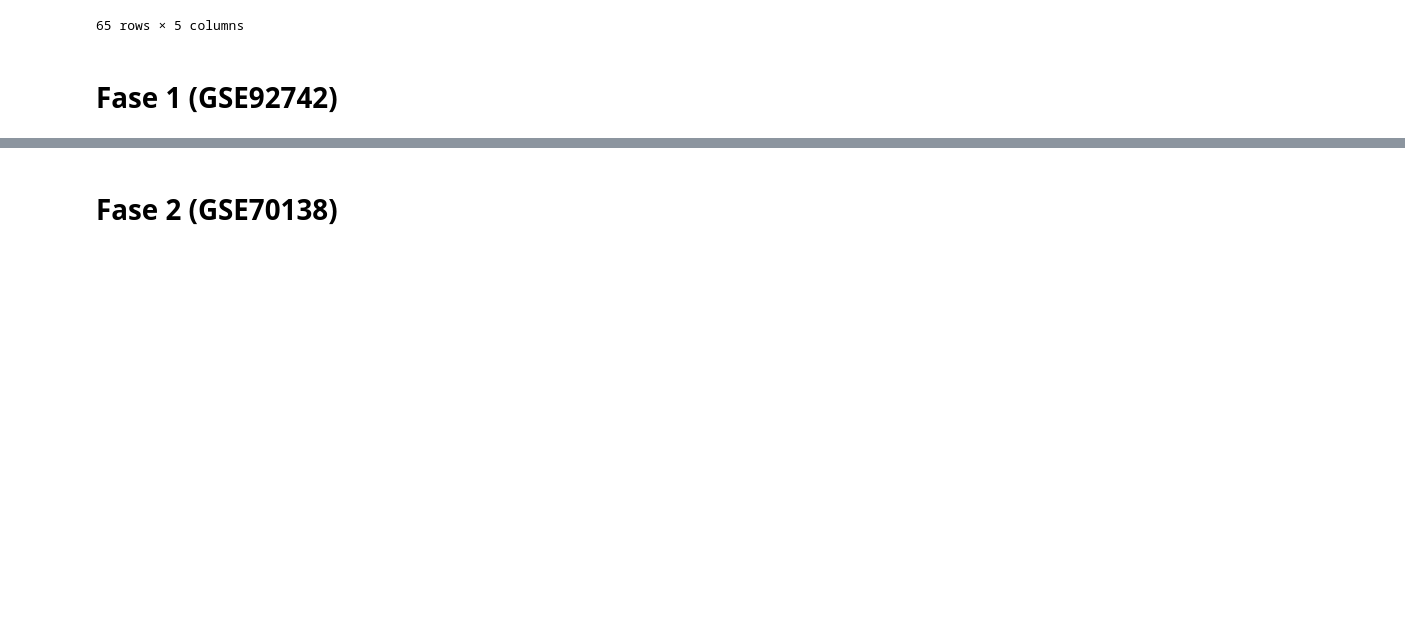
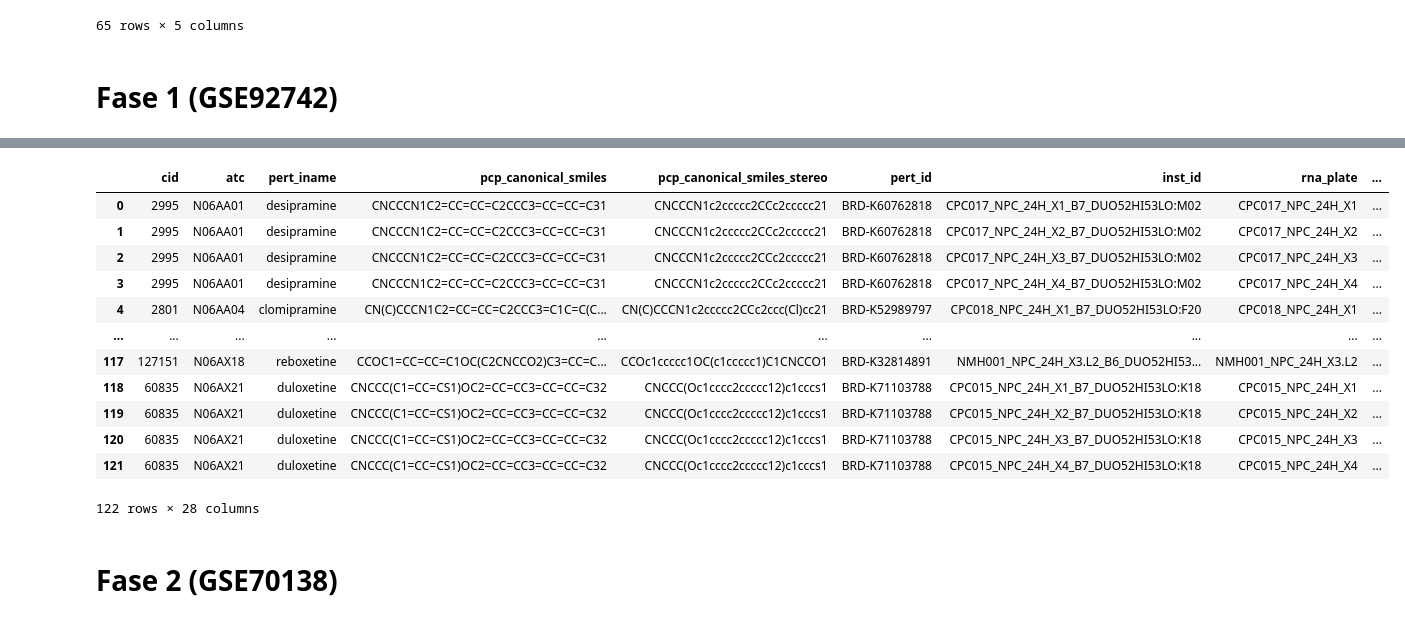
Before and after one commit to ximena-fdz/Antidepresivos-y-redes-complejas, a Jupyter notebook: Scripts:/ProcessingScripts:/LINCS_ad_info.ipynb, the cells around one changed output, grey strips where cells are left out. Drawn from its saved outputs; the diff is of its cells as text; code cells hidden in the pictures; blank space fills up the shorter version.

```diff
--- a/Scripts:/ProcessingScripts:/LINCS_ad_info.ipynb
+++ b/Scripts:/ProcessingScripts:/LINCS_ad_info.ipynb
@@ -92,6 +92,30 @@ def add_LINCS_info(antidepressants, pert_info, inst_info, cell_info):
     antidepressants = pd.merge(antidepressants, cell_info, on="cell_id")
 
     return antidepressants
+# %%
+# Definir una función para filtrar los experimentos asociados a la línea celular de elección, con el valor máximo por dosis y tiempo de exposición
+
+def filter_cell_id(antidepressants, cell_id):
+
+    # Filtrar por línea celular
+    filter_per_cell_id = antidepressants[antidepressants['cell_id'] == cell_id]
+
+    # Encontrar el valor mayor en la columna de dosis del df por perturbación específica por antidepresivo
+    max_pert_dose = filter_per_cell_id.groupby('pert_id')['pert_dose'].transform('max')
+
+    # Filtrar de acuerdo a la max_pert_dose
+    filter_per_max_dose = filter_per_cell_id[filter_per_cell_id['pert_dose'] == max_pert_dose]
+
+    # Encontrar el valor mayor en la columna de tiempo de exposición del df por perturbación específica por antidepresivo
+    max_pert_time = filter_per_max_dose.groupby('pert_id')['pert_time'].transform('max')
+
+    # Filtrar de acuerdo al max_pert_time
+    filter_per_max_time = filter_per_max_dose[filter_per_max_dose['pert_time'] == max_pert_time]
+
+    # Resetear los índices antes de devolver el resultado final
+    filter_per_max_time.reset_index(drop=True, inplace=True)
+
+    return filter_per_max_time
 # %% [markdown]
 # Fase 1 (GSE92742)
 # %%
@@ -124,6 +148,30 @@ antidepressants_1.to_csv("LINCS_ad_phase1.tsv", sep="\t", index=False)
 | 4659 | 127151 | N06AX18 | reboxetine | CCOC1=CC=CC=C1OC(C2CNCCO2)C3=CC=C... | CCOc1ccccc1OC(c1ccccc1)C1CNCCO1 | BRD-K32814891 | NMH001_FIBRNPC_24H_X3_B6_DUO52HI5... | NMH001_FIBRNPC_24H_X3 | ... |
 | 4660 | 127151 | N06AX18 | reboxetine | CCOC1=CC=CC=C1OC(C2CNCCO2)C3=CC=C... | CCOc1ccccc1OC(c1ccccc1)C1CNCCO1 | BRD-K32814891 | NMH001_FIBRNPC_6H_X2.L2_B6_DUO52H... | NMH001_FIBRNPC_6H_X2.L2 | ... |
 4661 rows × 28 columns
+# %%
+# Emplear la función definida para crear un df con los datos de la fase 1
+
+antidepressants_1_NPC = filter_cell_id(antidepressants_1, 'NPC')
+
+display(antidepressants_1_NPC)
+
+# Guardar el archivo con los datos de la fase 1
+
+antidepressants_1_NPC.to_csv("LINCS_ad_phase1_NPC.tsv", sep="\t", index=False)
+# %% [output]
+|  | cid | atc | pert_iname | pcp_canonical_smiles | pcp_canonical_smiles_stereo | pert_id | inst_id | rna_plate | ... |
+| 0 | 2995 | N06AA01 | desipramine | CNCCCN1C2=CC=CC=C2CCC3=CC=CC=C31 | CNCCCN1c2ccccc2CCc2ccccc21 | BRD-K60762818 | CPC017_NPC_24H_X1_B7_DUO52HI53LO:M02 | CPC017_NPC_24H_X1 | ... |
+| 1 | 2995 | N06AA01 | desipramine | CNCCCN1C2=CC=CC=C2CCC3=CC=CC=C31 | CNCCCN1c2ccccc2CCc2ccccc21 | BRD-K60762818 | CPC017_NPC_24H_X2_B7_DUO52HI53LO:M02 | CPC017_NPC_24H_X2 | ... |
+| 2 | 2995 | N06AA01 | desipramine | CNCCCN1C2=CC=CC=C2CCC3=CC=CC=C31 | CNCCCN1c2ccccc2CCc2ccccc21 | BRD-K60762818 | CPC017_NPC_24H_X3_B7_DUO52HI53LO:M02 | CPC017_NPC_24H_X3 | ... |
+| 3 | 2995 | N06AA01 | desipramine | CNCCCN1C2=CC=CC=C2CCC3=CC=CC=C31 | CNCCCN1c2ccccc2CCc2ccccc21 | BRD-K60762818 | CPC017_NPC_24H_X4_B7_DUO52HI53LO:M02 | CPC017_NPC_24H_X4 | ... |
+| 4 | 2801 | N06AA04 | clomipramine | CN(C)CCCN1C2=CC=CC=C2CCC3=C1C=C(C... | CN(C)CCCN1c2ccccc2CCc2ccc(Cl)cc21 | BRD-K52989797 | CPC018_NPC_24H_X1_B7_DUO52HI53LO:F20 | CPC018_NPC_24H_X1 | ... |
+| ... | ... | ... | ... | ... | ... | ... | ... | ... | ... |
+| 117 | 127151 | N06AX18 | reboxetine | CCOC1=CC=CC=C1OC(C2CNCCO2)C3=CC=C... | CCOc1ccccc1OC(c1ccccc1)C1CNCCO1 | BRD-K32814891 | NMH001_NPC_24H_X3.L2_B6_DUO52HI53... | NMH001_NPC_24H_X3.L2 | ... |
+| 118 | 60835 | N06AX21 | duloxetine | CNCCC(C1=CC=CS1)OC2=CC=CC3=CC=CC=C32 | CNCCC(Oc1cccc2ccccc12)c1cccs1 | BRD-K71103788 | CPC015_NPC_24H_X1_B7_DUO52HI53LO:K18 | CPC015_NPC_24H_X1 | ... |
+| 119 | 60835 | N06AX21 | duloxetine | CNCCC(C1=CC=CS1)OC2=CC=CC3=CC=CC=C32 | CNCCC(Oc1cccc2ccccc12)c1cccs1 | BRD-K71103788 | CPC015_NPC_24H_X2_B7_DUO52HI53LO:K18 | CPC015_NPC_24H_X2 | ... |
+| 120 | 60835 | N06AX21 | duloxetine | CNCCC(C1=CC=CS1)OC2=CC=CC3=CC=CC=C32 | CNCCC(Oc1cccc2ccccc12)c1cccs1 | BRD-K71103788 | CPC015_NPC_24H_X3_B7_DUO52HI53LO:K18 | CPC015_NPC_24H_X3 | ... |
+| 121 | 60835 | N06AX21 | duloxetine | CNCCC(C1=CC=CS1)OC2=CC=CC3=CC=CC=C32 | CNCCC(Oc1cccc2ccccc12)c1cccs1 | BRD-K71103788 | CPC015_NPC_24H_X4_B7_DUO52HI53LO:K18 | CPC015_NPC_24H_X4 | ... |
+122 rows × 28 columns
 # %% [markdown]
 # Fase 2 (GSE70138)
 # %%
```
Also changed, not shown: parts of 5 cells of this notebook.
